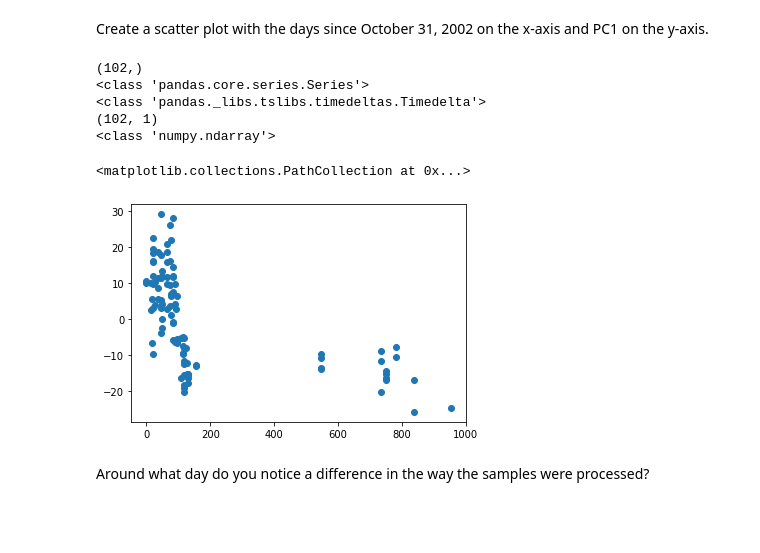
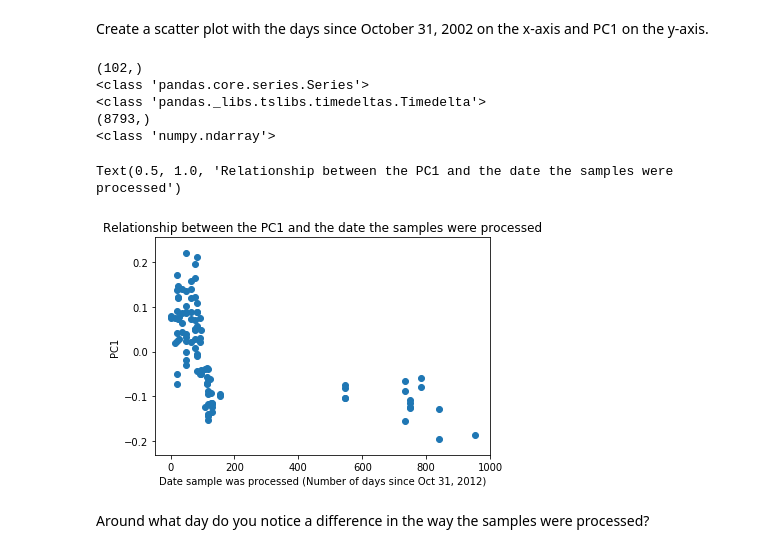
Before and after one commit to DavidsonWalker/2014, a Jupyter notebook: homework/HW2.ipynb, the cells around one changed output. Saved outputs shown, nothing was run; the diff lists cells and outputs as text; code cells hidden in the pictures; blank space fills up the shorter version.

```diff
--- a/homework/HW2.ipynb
+++ b/homework/HW2.ipynb
@@ -272,10 +272,10 @@ exprsCEU_norm.shape
 # %%
 #your code here
 
-U,s,Vh = lin.svd(exprsCEU_norm.transpose())
-S = lin.diagsvd(s, exprsCEU_norm.shape[1], exprsCEU_norm.shape[0])
+U,s,Vh = lin.svd(exprsCEU_norm)
+S = lin.diagsvd(s, exprsCEU_norm.shape[0], exprsCEU_norm.shape[1])
 reconstruction = np.dot(U, np.dot(S, Vh))
-print(np.allclose(exprsCEU_norm.transpose(), reconstruction))
+print(np.allclose(exprsCEU_norm, reconstruction))
 # %% [output]
 True
 # %%
@@ -302,6 +302,6 @@ plt.axis('equal')
 # %% [markdown]
 Create a histogram using the values from PC1.  Use a bin size of 25.
 # %%
-projection = np.dot(exprsCEU_norm.transpose(), V[:,:1])
+projection = np.dot(exprsCEU_norm, V[:,0])
 max(projection)
 # %% [output]
@@ -354,20 +348,23 @@ Create a scatter plot with the days since October 31, 2002 on the x-axis and PC1
 # %%
 #your code here
 
 print(sampleinfoCEU.elapsedInDays.shape)
 print(type(sampleinfoCEU.elapsedInDays))
 print(type(sampleinfoCEU.elapsedInDays[1]))
 print(projection.shape)
 print(type(projection))
 
-plt.scatter(x=(sampleinfoCEU.elapsedInDays / np.timedelta64(1, 'D')), y=projection)
+plt.scatter(x=(sampleinfoCEU.elapsedInDays / np.timedelta64(1, 'D')), y=V[:,0])
+plt.xlabel('Date sample was processed (Number of days since Oct 31, 2012)')
+plt.ylabel('PC1')
+plt.title('Relationship between the PC1 and the date the samples were processed')
 # %% [output]
 (102,)
 <class 'pandas.core.series.Series'>
 <class 'pandas._libs.tslibs.timedeltas.Timedelta'>
-(102, 1)
+(8793,)
 <class 'numpy.ndarray'>
-<matplotlib.collections.PathCollection at 0x...>
+Text(0.5, 1.0, 'Relationship between the PC1 and the date the samples were processed')
-[figure, old version]
+[figure, new version]
 # %% [markdown]
 Around what day do you notice a difference in the way the samples were processed?
```
Also changed, not shown: parts of 33 cells of this notebook, 1 other file.
